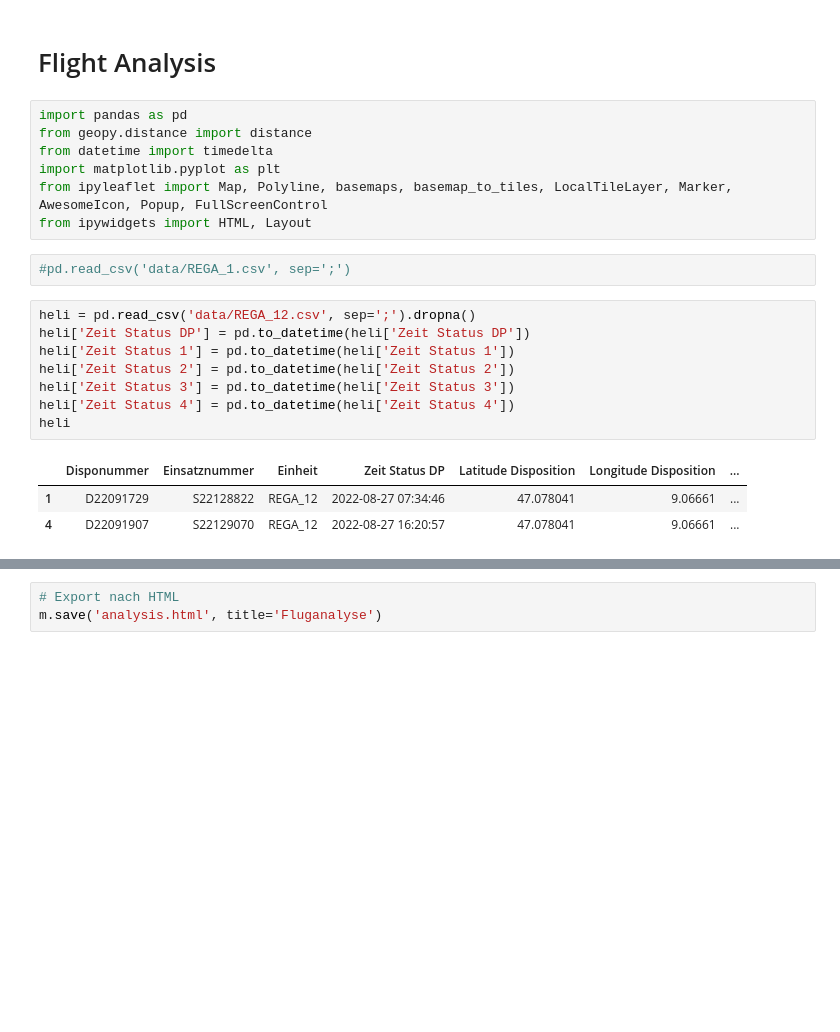
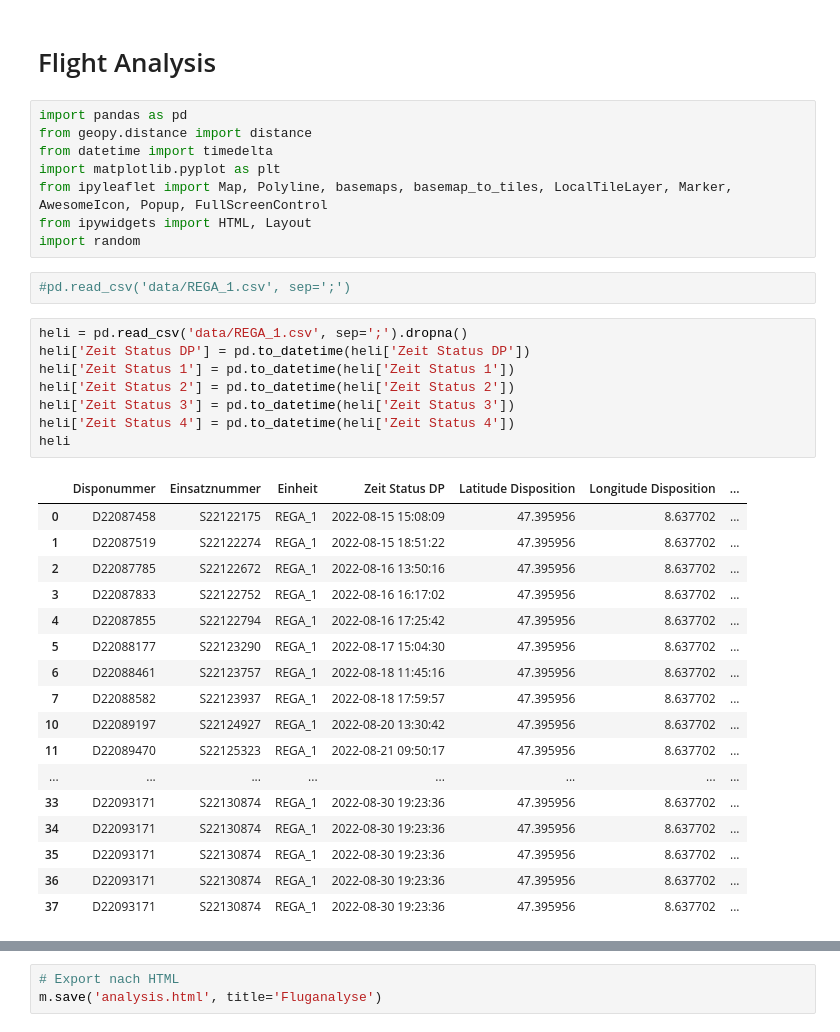
Before and after one commit to kshitiz305/flightAnalysis, a Jupyter notebook: rth_flight_analysis.ipynb, the cells around one changed output, grey strips where cells are left out. Cells and saved outputs as stored; diff of their text form; blank space fills up the shorter version.

```diff
--- a/rth_flight_analysis.ipynb
+++ b/rth_flight_analysis.ipynb
@@ -18,18 +18,33 @@ from datetime import timedelta
 import matplotlib.pyplot as plt
 from ipyleaflet import Map, Polyline, basemaps, basemap_to_tiles, LocalTileLayer, Marker, AwesomeIcon, Popup, FullScreenControl
 from ipywidgets import HTML, Layout
+import random
 # %%
 #pd.read_csv('data/REGA_1.csv', sep=';')
 # %%
-heli = pd.read_csv('data/REGA_12.csv', sep=';').dropna()
+heli = pd.read_csv('data/REGA_1.csv', sep=';').dropna()
 heli['Zeit Status DP'] = pd.to_datetime(heli['Zeit Status DP'])
 heli['Zeit Status 1'] = pd.to_datetime(heli['Zeit Status 1'])
 heli['Zeit Status 2'] = pd.to_datetime(heli['Zeit Status 2'])
 heli['Zeit Status 3'] = pd.to_datetime(heli['Zeit Status 3'])
 heli['Zeit Status 4'] = pd.to_datetime(heli['Zeit Status 4'])
 heli
 # %% [output]
 |  | Disponummer | Einsatznummer | Einheit | Zeit Status DP | Latitude Disposition | Longitude Disposition | ... |
-| 1 | D22091729 | S22128822 | REGA_12 | 2022-08-27 07:34:46 | 47.078041 | 9.06661 | ... |
-| 4 | D22091907 | S22129070 | REGA_12 | 2022-08-27 16:20:57 | 47.078041 | 9.06661 | ... |
+| 0 | D22087458 | S22122175 | REGA_1 | 2022-08-15 15:08:09 | 47.395956 | 8.637702 | ... |
+| 1 | D22087519 | S22122274 | REGA_1 | 2022-08-15 18:51:22 | 47.395956 | 8.637702 | ... |
+| 2 | D22087785 | S22122672 | REGA_1 | 2022-08-16 13:50:16 | 47.395956 | 8.637702 | ... |
+| 3 | D22087833 | S22122752 | REGA_1 | 2022-08-16 16:17:02 | 47.395956 | 8.637702 | ... |
+| 4 | D22087855 | S22122794 | REGA_1 | 2022-08-16 17:25:42 | 47.395956 | 8.637702 | ... |
+| 5 | D22088177 | S22123290 | REGA_1 | 2022-08-17 15:04:30 | 47.395956 | 8.637702 | ... |
+| 6 | D22088461 | S22123757 | REGA_1 | 2022-08-18 11:45:16 | 47.395956 | 8.637702 | ... |
+| 7 | D22088582 | S22123937 | REGA_1 | 2022-08-18 17:59:57 | 47.395956 | 8.637702 | ... |
+| 10 | D22089197 | S22124927 | REGA_1 | 2022-08-20 13:30:42 | 47.395956 | 8.637702 | ... |
+| 11 | D22089470 | S22125323 | REGA_1 | 2022-08-21 09:50:17 | 47.395956 | 8.637702 | ... |
+| ... | ... | ... | ... | ... | ... | ... | ... |
+| 33 | D22093171 | S22130874 | REGA_1 | 2022-08-30 19:23:36 | 47.395956 | 8.637702 | ... |
+| 34 | D22093171 | S22130874 | REGA_1 | 2022-08-30 19:23:36 | 47.395956 | 8.637702 | ... |
+| 35 | D22093171 | S22130874 | REGA_1 | 2022-08-30 19:23:36 | 47.395956 | 8.637702 | ... |
+| 36 | D22093171 | S22130874 | REGA_1 | 2022-08-30 19:23:36 | 47.395956 | 8.637702 | ... |
+| 37 | D22093171 | S22130874 | REGA_1 | 2022-08-30 19:23:36 | 47.395956 | 8.637702 | ... |
 # %%
```
Also changed, not shown: parts of 1 cell of this notebook.
